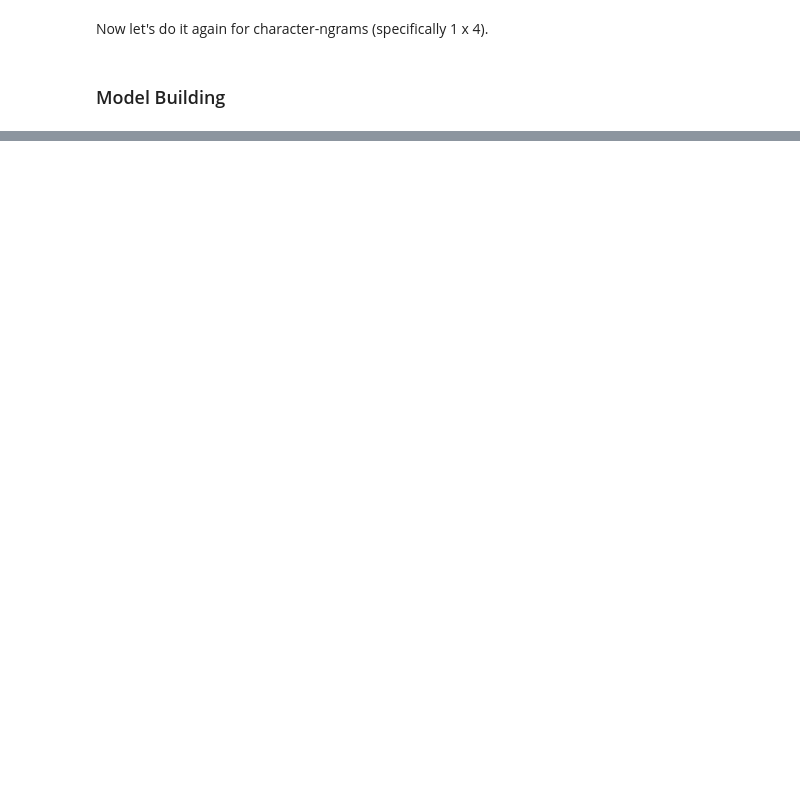
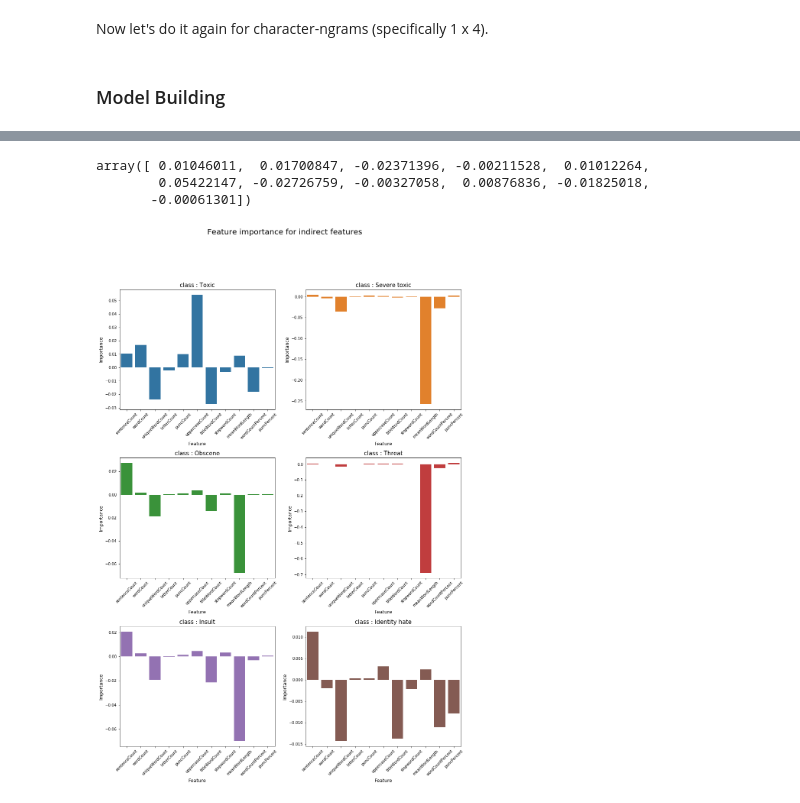
Before and after one commit to HYPERTONE/Analytics, a Jupyter notebook: Toxic Comments NLP/Toxic Comments.ipynb, the cells around one changed output, grey strips where cells are left out. Drawn from its saved outputs; the diff is of its cells as text; code cells hidden in the pictures; blank space fills up the shorter version.

```diff
--- a/Toxic Comments NLP/Toxic Comments.ipynb
+++ b/Toxic Comments NLP/Toxic Comments.ipynb
@@ -775,0 +935,75 @@ target_y = trainTags[TARGET_COLS]
+# %%
+importance[0][0]
+# %% [output]
+array([ 0.01046011,  0.01700847, -0.02371396, -0.00211528,  0.01012264,
+        0.05422147, -0.02726759, -0.00327058,  0.00876836, -0.01825018,
+       -0.00061301])
+# %%
+plt.figure(figsize=(16,22))
+plt.suptitle("Feature importance for indirect features",fontsize=20)
+gridspec.GridSpec(3,2)
+plt.subplots_adjust(hspace=0.4)
+plt.subplot2grid((3,2),(0,0))
+sns.barplot(SELECTED_COLS,importance[0][0],color=color[0])
+plt.title("class : Toxic",fontsize=15)
+locs, labels = plt.xticks()
+plt.setp(labels, rotation=45)
+plt.xlabel('Feature', fontsize=12)
+plt.ylabel('Importance', fontsize=12)
+
+plt.subplot2grid((3,2),(0,1))
+sns.barplot(SELECTED_COLS,importance[1][0],color=color[1])
+plt.title("class : Severe toxic",fontsize=15)
+locs, labels = plt.xticks()
+plt.setp(labels, rotation=45)
+plt.xlabel('Feature', fontsize=12)
+plt.ylabel('Importance', fontsize=12)
+
+plt.subplot2grid((3,2),(1,0))
+sns.barplot(SELECTED_COLS,importance[2][0],color=color[2])
+plt.title("class : Obscene",fontsize=15)
+locs, labels = plt.xticks()
+plt.setp(labels, rotation=45)
+plt.xlabel('Feature', fontsize=12)
+plt.ylabel('Importance', fontsize=12)
+
+
+
+plt.subplot2grid((3,2),(1,1))
+sns.barplot(SELECTED_COLS,importance[3][0],color=color[3])
+plt.title("class : Threat",fontsize=15)
+locs, labels = plt.xticks()
+plt.setp(labels, rotation=45)
+plt.xlabel('Feature', fontsize=12)
+plt.ylabel('Importance', fontsize=12)
+
+
+plt.subplot2grid((3,2),(2,0))
+sns.barplot(SELECTED_COLS,importance[4][0],color=color[4])
+plt.title("class : Insult",fontsize=15)
+locs, labels = plt.xticks()
+plt.setp(labels, rotation=45)
+plt.xlabel('Feature', fontsize=12)
+plt.ylabel('Importance', fontsize=12)
+
+
+plt.subplot2grid((3,2),(2,1))
+sns.barplot(SELECTED_COLS,importance[5][0],color=color[5])
+plt.title("class : Identity hate",fontsize=15)
+locs, labels = plt.xticks()
+plt.setp(labels, rotation=45)
+plt.xlabel('Feature', fontsize=12)
+plt.ylabel('Importance', fontsize=12)
+
+
+# plt.subplot2grid((4,2),(3,0),colspan=2)
+# sns.barplot(SELECTED_COLS,importance[6][0],color=color[0])
+# plt.title("class : Clean",fontsize=15)
+# locs, labels = plt.xticks()
+# plt.setp(labels, rotation=90)
+# plt.xlabel('Feature', fontsize=12)
+# plt.ylabel('Importance', fontsize=12)
+
+plt.show()
+# %% [output]
+[figure, added]
```
Also changed, not shown: parts of 46 cells of this notebook.
